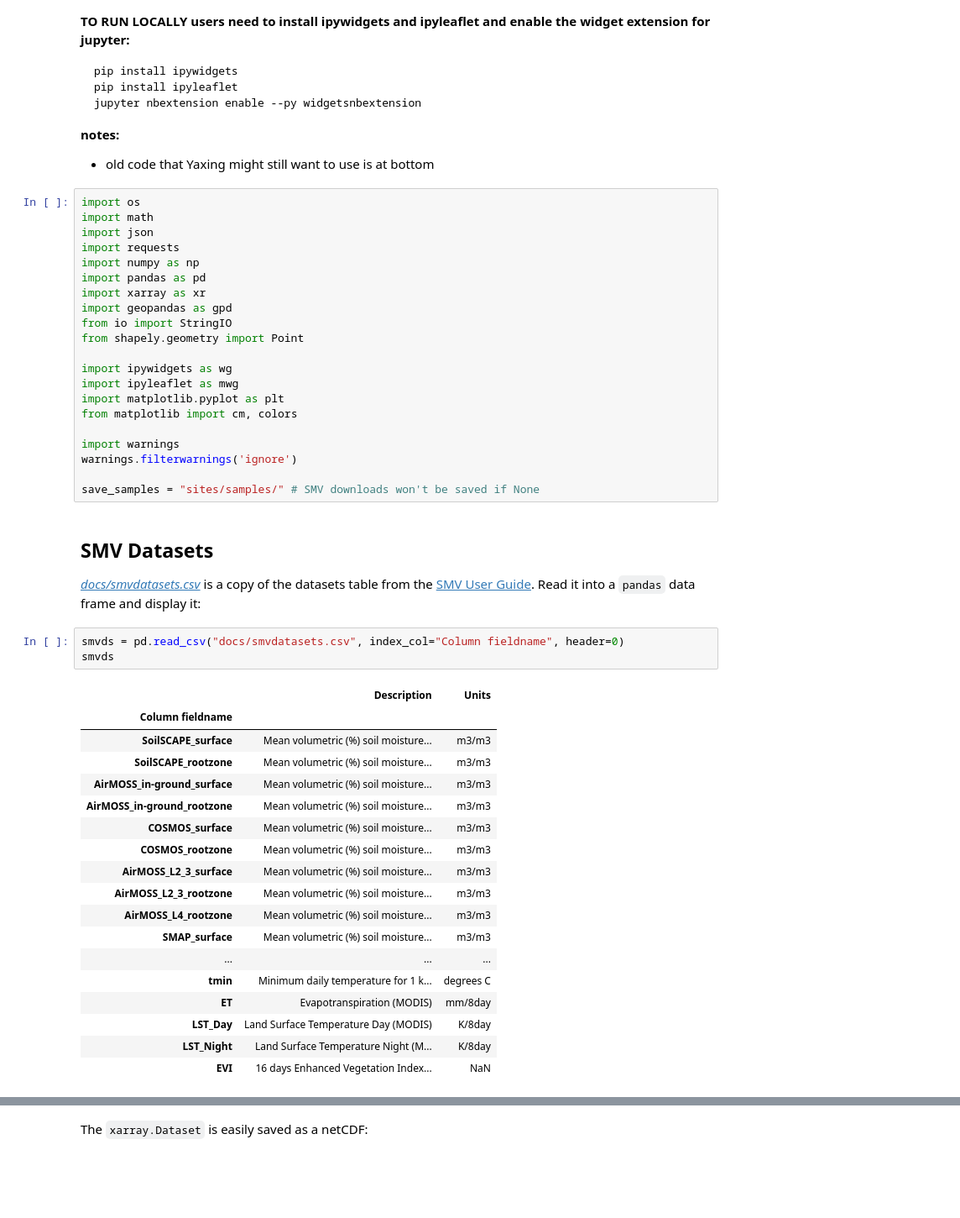
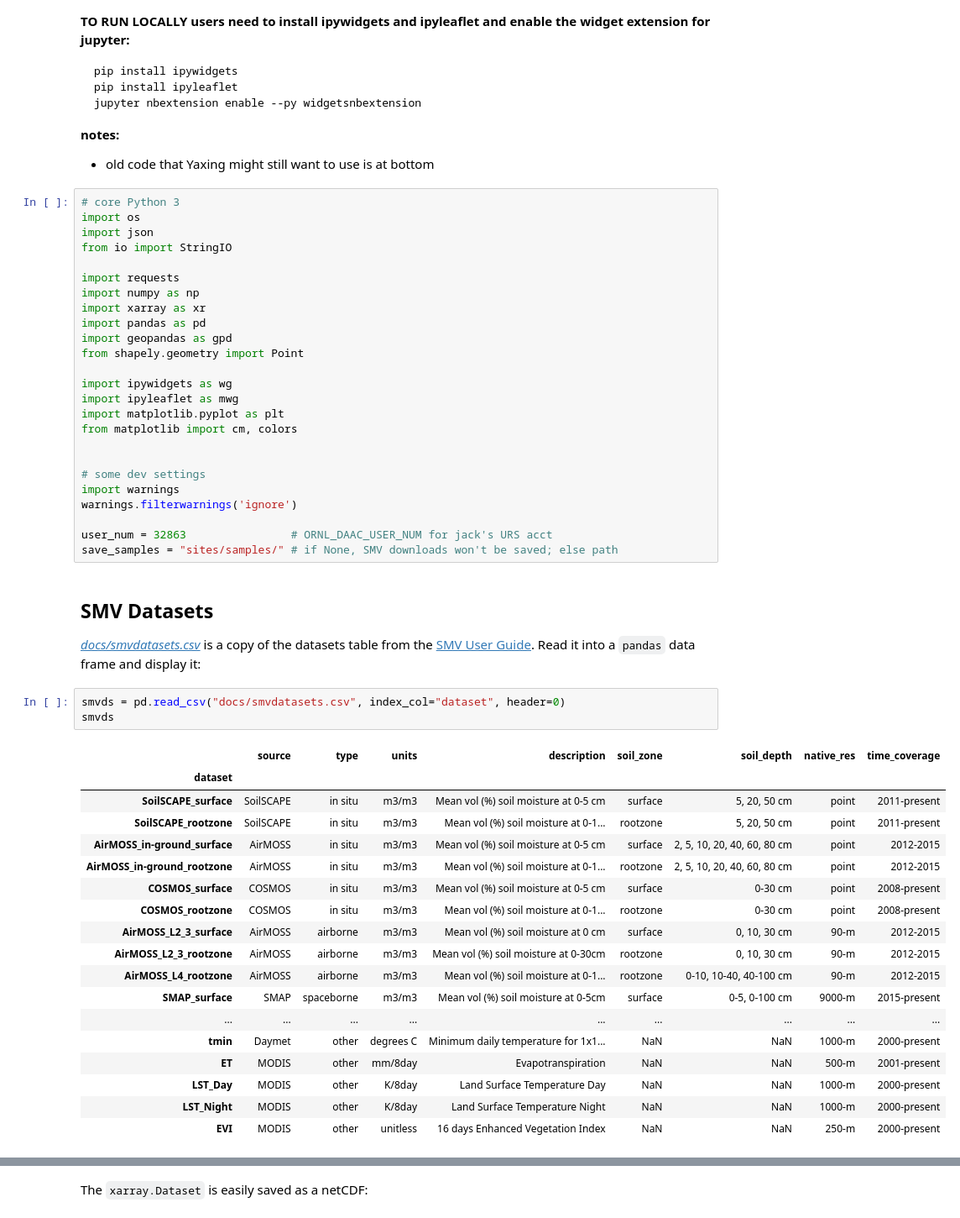
Before and after one commit to jjmcnelis/nasa_usfs_workshop, a Jupyter notebook: day3-tutorial.ipynb, the cells around one changed output, grey strips where cells are left out. Shown at 84% size. Saved outputs shown, nothing was run; the diff lists cells and outputs as text; blank space fills up the shorter version.

```diff
--- a/day3-tutorial.ipynb
+++ b/day3-tutorial.ipynb
@@ -12,15 +12,16 @@ jupyter nbextension enable --py widgetsnbextension
 **notes:**
 * old code that Yaxing might still want to use is at bottom
 # %%
+# core Python 3
 import os
-import math
 import json
+from io import StringIO
+
 import requests
 import numpy as np
+import xarray as xr
 import pandas as pd
-import xarray as xr
 import geopandas as gpd
-from io import StringIO
 from shapely.geometry import Point
 
 import ipywidgets as wg
@@ -28,35 +29,38 @@ import ipyleaflet as mwg
 import matplotlib.pyplot as plt
 from matplotlib import cm, colors
 
+
+# some dev settings
 import warnings
 warnings.filterwarnings('ignore')
 
-save_samples = "sites/samples/" # SMV downloads won't be saved if None
+user_num = 32863                # ORNL_DAAC_USER_NUM for jack's URS acct
+save_samples = "sites/samples/" # if None, SMV downloads won't be saved; else path
 # %% [markdown]
 ## SMV Datasets
 
 [*docs/smvdatasets.csv*](docs/smvdatasets.csv) is a copy of the datasets table from the [SMV User Guide](https://daac.ornl.gov/soilmoisture/guide.html). Read it into a `pandas` data frame and display it:
 # %%
-smvds = pd.read_csv("docs/smvdatasets.csv", index_col="Column fieldname", header=0)
+smvds = pd.read_csv("docs/smvdatasets.csv", index_col="dataset", header=0)
 smvds
 # %% [output]
-|  | Description | Units |
-| Column fieldname |  |  |
-| SoilSCAPE_surface | Mean volumetric (%) soil moisture... | m3/m3 |
-| SoilSCAPE_rootzone | Mean volumetric (%) soil moisture... | m3/m3 |
-| AirMOSS_in-ground_surface | Mean volumetric (%) soil moisture... | m3/m3 |
-| AirMOSS_in-ground_rootzone | Mean volumetric (%) soil moisture... | m3/m3 |
-| COSMOS_surface | Mean volumetric (%) soil moisture... | m3/m3 |
-| COSMOS_rootzone | Mean volumetric (%) soil moisture... | m3/m3 |
-| AirMOSS_L2_3_surface | Mean volumetric (%) soil moisture... | m3/m3 |
-| AirMOSS_L2_3_rootzone | Mean volumetric (%) soil moisture... | m3/m3 |
-| AirMOSS_L4_rootzone | Mean volumetric (%) soil moisture... | m3/m3 |
-| SMAP_surface | Mean volumetric (%) soil moisture... | m3/m3 |
-| ... | ... | ... |
-| tmin | Minimum daily temperature for 1 k... | degrees C |
-| ET | Evapotranspiration (MODIS) | mm/8day |
-| LST_Day | Land Surface Temperature Day (MODIS) | K/8day |
-| LST_Night | Land Surface Temperature Night (M... | K/8day |
-| EVI | 16 days Enhanced Vegetation Index... | NaN |
+|  | source | type | units | description | soil_zone | soil_depth | native_res | time_coverage |
+| dataset |  |  |  |  |  |  |  |  |
+| SoilSCAPE_surface | SoilSCAPE | in situ | m3/m3 | Mean vol (%) soil moisture at 0-5 cm | surface | 5, 20, 50 cm | point | 2011-present |
+| SoilSCAPE_rootzone | SoilSCAPE | in situ | m3/m3 | Mean vol (%) soil moisture at 0-1... | rootzone | 5, 20, 50 cm | point | 2011-present |
+| AirMOSS_in-ground_surface | AirMOSS | in situ | m3/m3 | Mean vol (%) soil moisture at 0-5 cm | surface | 2, 5, 10, 20, 40, 60, 80 cm | point | 2012-2015 |
+| AirMOSS_in-ground_rootzone | AirMOSS | in situ | m3/m3 | Mean vol (%) soil moisture at 0-1... | rootzone | 2, 5, 10, 20, 40, 60, 80 cm | point | 2012-2015 |
+| COSMOS_surface | COSMOS | in situ | m3/m3 | Mean vol (%) soil moisture at 0-5 cm | surface | 0-30 cm | point | 2008-present |
+| COSMOS_rootzone | COSMOS | in situ | m3/m3 | Mean vol (%) soil moisture at 0-1... | rootzone | 0-30 cm | point | 2008-present |
+| AirMOSS_L2_3_surface | AirMOSS | airborne | m3/m3 | Mean vol (%) soil moisture at 0 cm | surface | 0, 10, 30 cm | 90-m | 2012-2015 |
+| AirMOSS_L2_3_rootzone | AirMOSS | airborne | m3/m3 | Mean vol (%) soil moisture at 0-30cm | rootzone | 0, 10, 30 cm | 90-m | 2012-2015 |
+| AirMOSS_L4_rootzone | AirMOSS | airborne | m3/m3 | Mean vol (%) soil moisture at 0-1... | rootzone | 0-10, 10-40, 40-100 cm | 90-m | 2012-2015 |
+| SMAP_surface | SMAP | spaceborne | m3/m3 | Mean vol (%) soil moisture at 0-5cm | surface | 0-5, 0-100 cm | 9000-m | 2015-present |
+| ... | ... | ... | ... | ... | ... | ... | ... | ... |
+| tmin | Daymet | other | degrees C | Minimum daily temperature for 1x1... | NaN | NaN | 1000-m | 2000-present |
+| ET | MODIS | other | mm/8day | Evapotranspiration | NaN | NaN | 500-m | 2001-present |
+| LST_Day | MODIS | other | K/8day | Land Surface Temperature Day | NaN | NaN | 1000-m | 2000-present |
+| LST_Night | MODIS | other | K/8day | Land Surface Temperature Night | NaN | NaN | 1000-m | 2000-present |
+| EVI | MODIS | other | unitless | 16 days Enhanced Vegetation Index | NaN | NaN | 250-m | 2000-present |
 # %% [markdown]
 ## Download a SMV dataset with `requests`
```
Also changed, not shown: parts of 29 cells of this notebook, 40 other files.
